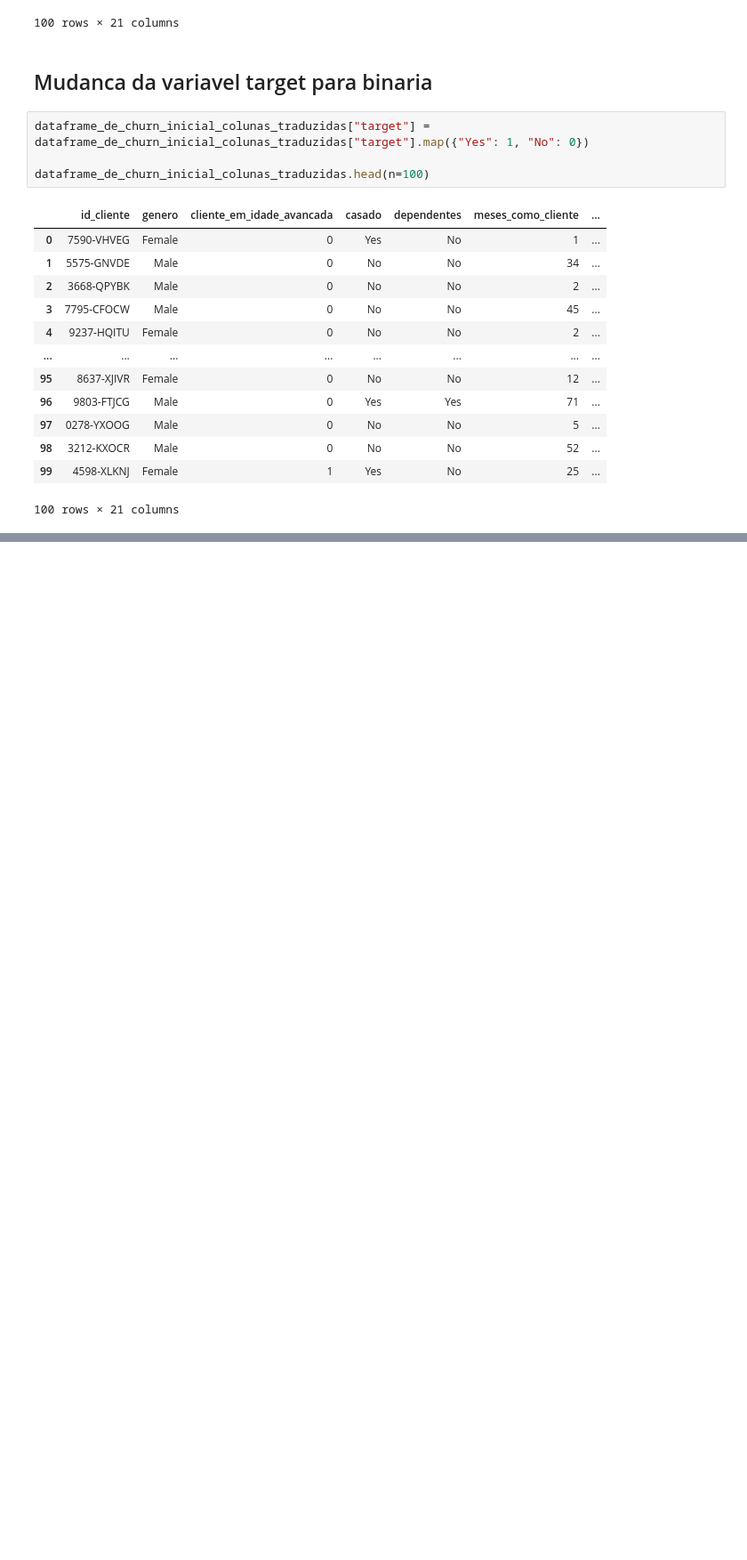
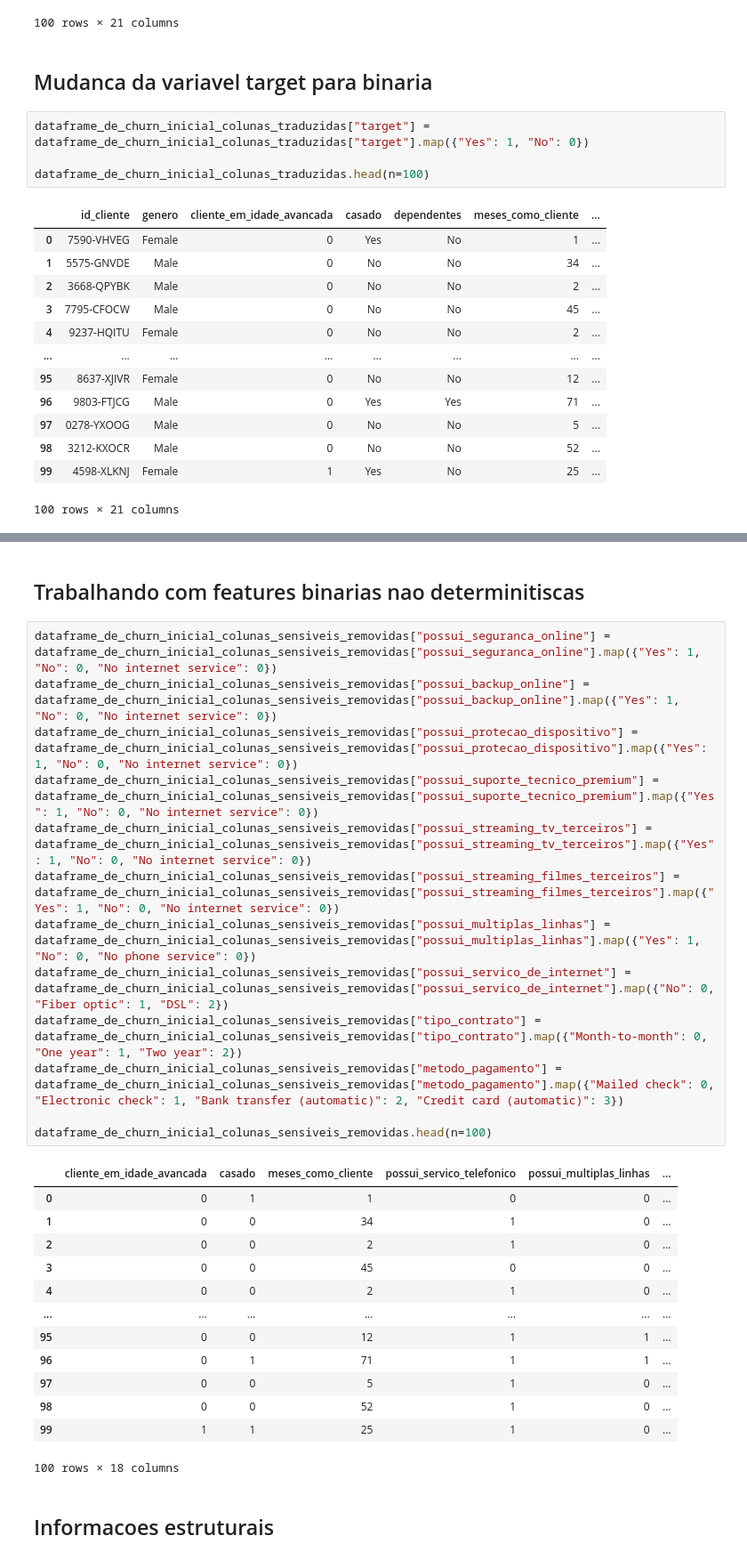
Before and after one commit to Gusta9s/Tech_Challenge_Churn_Prediction, a Jupyter notebook: notebooks/regressao_logistica/historico/V1-Analise_Exploratoria_de_Dados.ipynb, the cells around one changed output, grey strips where cells are left out. Shown at 89% size. Cells and saved outputs as stored; diff of their text form; blank space fills up the shorter version.

```diff
--- a/notebooks/regressao_logistica/historico/V1-Analise_Exploratoria_de_Dados.ipynb
+++ b/notebooks/regressao_logistica/historico/V1-Analise_Exploratoria_de_Dados.ipynb
@@ -107,0 +132,31 @@ dataframe_de_churn_inicial_colunas_traduzidas.head(n=100)
+# %% [markdown]
+## Trabalhando com features binarias nao determinitiscas
+# %%
+dataframe_de_churn_inicial_colunas_sensiveis_removidas["possui_seguranca_online"] = dataframe_de_churn_inicial_colunas_sensiveis_removidas["possui_seguranca_online"].map({"Yes": 1, "No": 0, "No internet service": 0})
+dataframe_de_churn_inicial_colunas_sensiveis_removidas["possui_backup_online"] = dataframe_de_churn_inicial_colunas_sensiveis_removidas["possui_backup_online"].map({"Yes": 1, "No": 0, "No internet service": 0})
+dataframe_de_churn_inicial_colunas_sensiveis_removidas["possui_protecao_dispositivo"] = dataframe_de_churn_inicial_colunas_sensiveis_removidas["possui_protecao_dispositivo"].map({"Yes": 1, "No": 0, "No internet service": 0})
+dataframe_de_churn_inicial_colunas_sensiveis_removidas["possui_suporte_tecnico_premium"] = dataframe_de_churn_inicial_colunas_sensiveis_removidas["possui_suporte_tecnico_premium"].map({"Yes": 1, "No": 0, "No internet service": 0})
+dataframe_de_churn_inicial_colunas_sensiveis_removidas["possui_streaming_tv_terceiros"] = dataframe_de_churn_inicial_colunas_sensiveis_removidas["possui_streaming_tv_terceiros"].map({"Yes": 1, "No": 0, "No internet service": 0})
+dataframe_de_churn_inicial_colunas_sensiveis_removidas["possui_streaming_filmes_terceiros"] = dataframe_de_churn_inicial_colunas_sensiveis_removidas["possui_streaming_filmes_terceiros"].map({"Yes": 1, "No": 0, "No internet service": 0})
+dataframe_de_churn_inicial_colunas_sensiveis_removidas["possui_multiplas_linhas"] = dataframe_de_churn_inicial_colunas_sensiveis_removidas["possui_multiplas_linhas"].map({"Yes": 1, "No": 0, "No phone service": 0})
+dataframe_de_churn_inicial_colunas_sensiveis_removidas["possui_servico_de_internet"] = dataframe_de_churn_inicial_colunas_sensiveis_removidas["possui_servico_de_internet"].map({"No": 0, "Fiber optic": 1, "DSL": 2})
+dataframe_de_churn_inicial_colunas_sensiveis_removidas["tipo_contrato"] = dataframe_de_churn_inicial_colunas_sensiveis_removidas["tipo_contrato"].map({"Month-to-month": 0, "One year": 1, "Two year": 2})
+dataframe_de_churn_inicial_colunas_sensiveis_removidas["metodo_pagamento"] = dataframe_de_churn_inicial_colunas_sensiveis_removidas["metodo_pagamento"].map({"Mailed check": 0, "Electronic check": 1, "Bank transfer (automatic)": 2, "Credit card (automatic)": 3})
+
+dataframe_de_churn_inicial_colunas_sensiveis_removidas.head(n=100)
+# %% [output]
+|  | cliente_em_idade_avancada | casado | meses_como_cliente | possui_servico_telefonico | possui_multiplas_linhas | ... |
+| 0 | 0 | 1 | 1 | 0 | 0 | ... |
+| 1 | 0 | 0 | 34 | 1 | 0 | ... |
+| 2 | 0 | 0 | 2 | 1 | 0 | ... |
+| 3 | 0 | 0 | 45 | 0 | 0 | ... |
+| 4 | 0 | 0 | 2 | 1 | 0 | ... |
+| ... | ... | ... | ... | ... | ... | ... |
+| 95 | 0 | 0 | 12 | 1 | 1 | ... |
+| 96 | 0 | 1 | 71 | 1 | 1 | ... |
+| 97 | 0 | 0 | 5 | 1 | 0 | ... |
+| 98 | 0 | 0 | 52 | 1 | 0 | ... |
+| 99 | 1 | 1 | 25 | 1 | 0 | ... |
+100 rows × 18 columns
+# %% [markdown]
+## Informacoes estruturais
```
Also changed, not shown: parts of 13 cells of this notebook.
